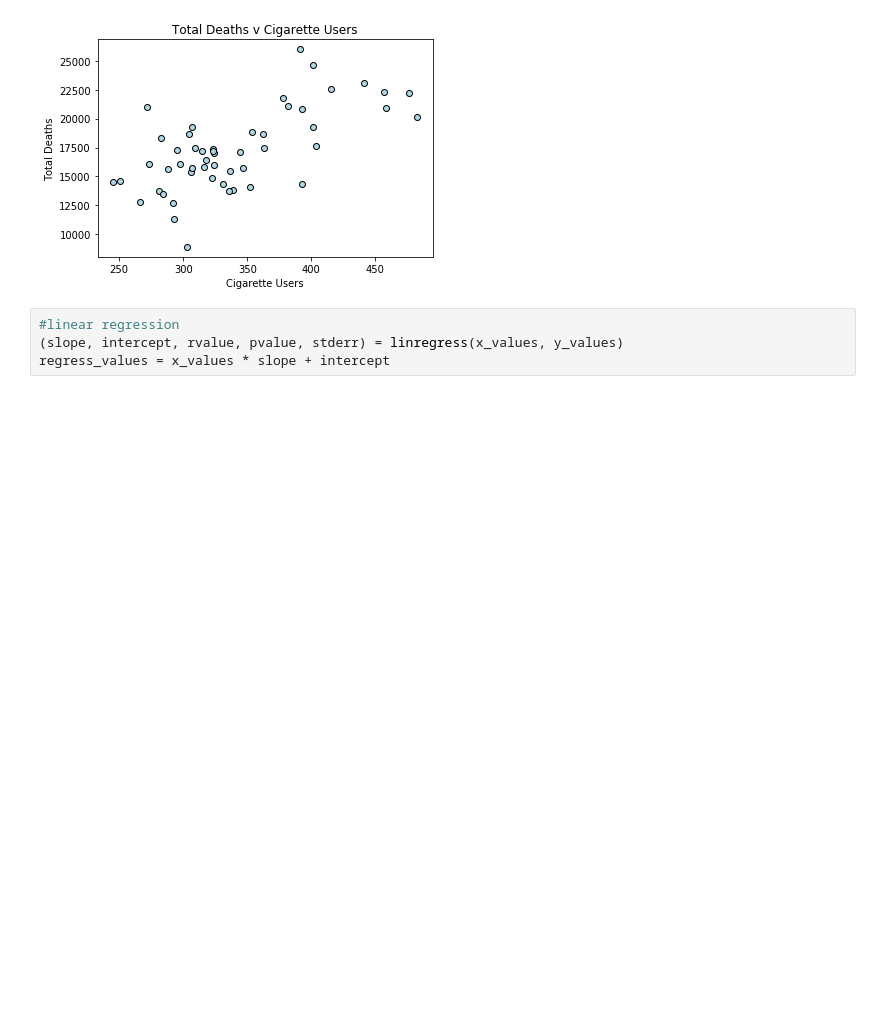
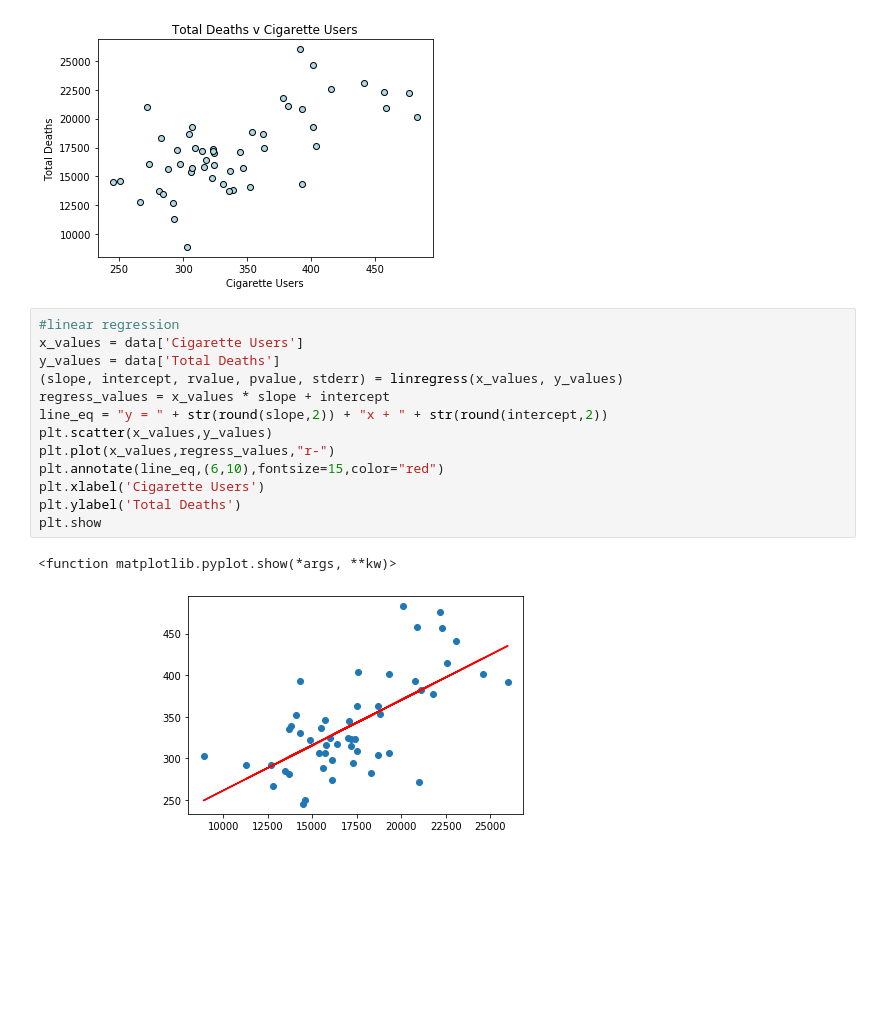
Before and after one commit to ASooklall/project-1-cvd, a Jupyter notebook: project-1-team-6.ipynb, the cells around one changed output. Saved outputs shown, nothing was run; the diff lists cells and outputs as text; blank space fills up the shorter version.

Commit message:
cig deaths update

```diff
--- a/project-1-team-6.ipynb
+++ b/project-1-team-6.ipynb
@@ -93,7 +93,19 @@ plt.ylabel("Total Deaths")
 # %% [output]
 Text(0, 0.5, 'Total Deaths')
 [figure]
-# %%
-#linear regression
-(slope, intercept, rvalue, pvalue, stderr) = linregress(x_values, y_values)
-regress_values = x_values * slope + intercept
+# %%
+#linear regression
+x_values = data['Cigarette Users']
+y_values = data['Total Deaths']
+(slope, intercept, rvalue, pvalue, stderr) = linregress(x_values, y_values)
+regress_values = x_values * slope + intercept
+line_eq = "y = " + str(round(slope,2)) + "x + " + str(round(intercept,2))
+plt.scatter(x_values,y_values)
+plt.plot(x_values,regress_values,"r-")
+plt.annotate(line_eq,(6,10),fontsize=15,color="red")
+plt.xlabel('Cigarette Users')
+plt.ylabel('Total Deaths')
+plt.show
+# %% [output]
+<function matplotlib.pyplot.show(*args, **kw)>
+[figure, added]
```
